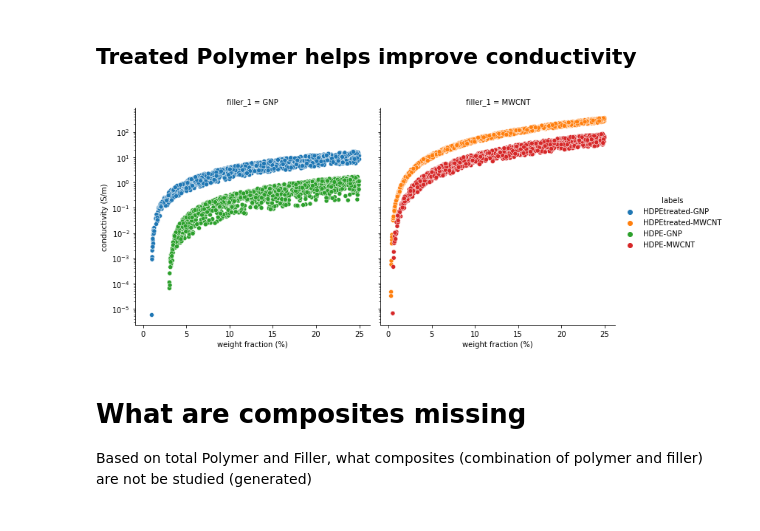
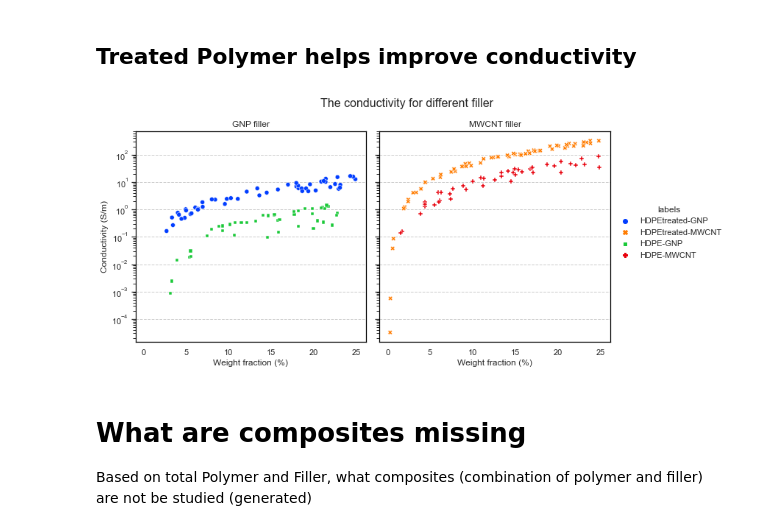
Before and after one commit to linhhlp/electrical-conductivity-nanocomposite, a Jupyter notebook: Step2_Visualize_data.ipynb, the cells around one changed output. Saved outputs shown, nothing was run; the diff lists cells and outputs as text; code cells hidden in the pictures.

```diff
--- a/Step2_Visualize_data.ipynb
+++ b/Step2_Visualize_data.ipynb
@@ -72,0 +119,16 @@ g.set(yscale="log", xlim=[0,5]);
+# %%
+# https://matplotlib.org/stable/tutorials/introductory/customizing.html
+custom_params = {'axes.edgecolor': 'black','axes.facecolor': 'white', 'grid.color': '.8', 'ytick.left': True,
+                 'grid.linestyle': '--', "axes.grid":True, "axes.grid.axis":"y"}
+sns.set_theme(rc=custom_params)
+
+g = sns.relplot(data=sparseArray(alldata, 0.7 ), x="wt_l1", y="conductivity",
+                    hue="labels", kind="scatter", col="polymer_1",  palette="bright", style="labels")
+g.set_xlabels("Weight fraction (%)")
+g.set_ylabels("Conductivity (S/m)")
+g.fig.suptitle("The conductivity for different polymer base", y=1.05, fontsize=16, ha='center')
+g.despine(top=False, right=False)
+g.set_titles(col_template="{col_name} polymer")
+g.set(yscale="log", xlim=[0,5])
+g.despine(top=False, right=False)
+plt.show()
@@ -73,14 +137,21 @@ g.set(yscale="log", xlim=[0,5]);
 # %% [markdown]
 ## Treated Polymer helps improve conductivity
 # %%
+custom_params = {'axes.edgecolor': 'black','axes.facecolor': 'white', 'grid.color': '.8', 'ytick.left': True,
+                 'grid.linestyle': '--', "axes.grid":True, "axes.grid.axis":"y"}
+sns.set_theme(rc=custom_params)
 #alldata_MWCNT = alldata [alldata['filler_1']== 'MWCNT' ].copy()
 alldata_treated = alldata [alldata['filler_1'] != 'SWCNT' ].copy()
-g = sns.relplot(data=alldata_treated ,x="wt_l1", y ="conductivity", hue="labels", col="filler_1" )
-g.set_xlabels("weight fraction (%)")
-g.set_ylabels("conductivity (S/m)")
+g = sns.relplot(data=sparseArray(alldata_treated, 0.95 ), x="wt_l1", y ="conductivity",
+                    hue="labels", col="filler_1",  palette="bright", style="labels")
+g.set_xlabels("Weight fraction (%)")
+g.set_ylabels("Conductivity (S/m)")
+g.fig.suptitle("The conductivity for different filler", y=1.05, fontsize=16, ha='center')
+g.despine(top=False, right=False)
+g.set_titles(col_template="{col_name} filler")
 g.set(yscale="log");
 # %% [output]
-[figure, old version]
+[figure, new version]
 # %% [markdown]
 # What are composites missing
 
```
Also changed, not shown: parts of 11 cells of this notebook, 3 other files.
